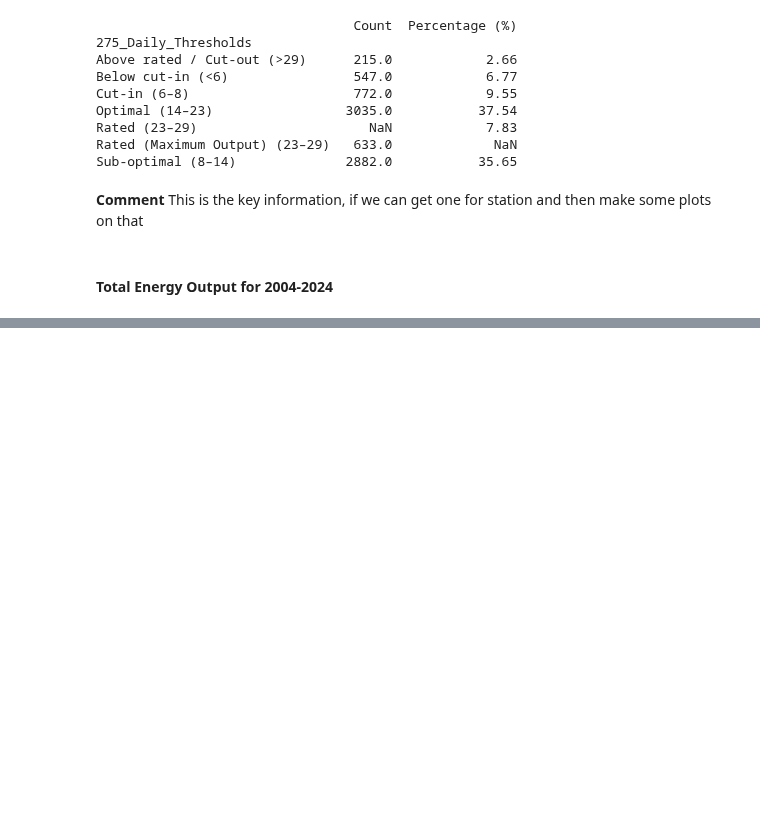
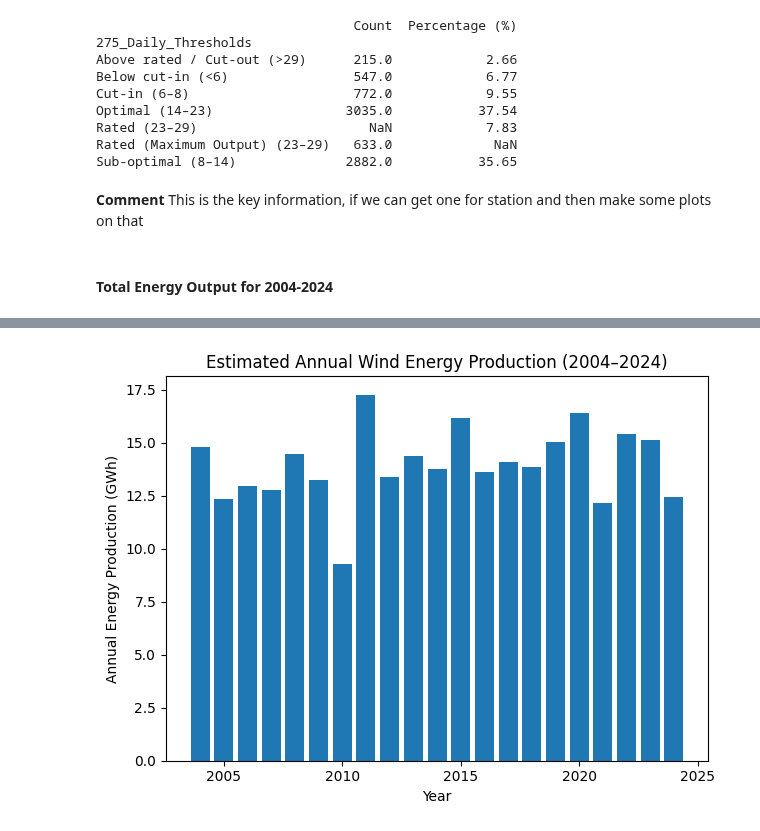
Before and after one commit to PectenMaximus/PFDA_2025_Project-, a Jupyter notebook: Project.ipynb, the cells around one changed output, grey strips where cells are left out. Saved outputs shown, nothing was run; the diff lists cells and outputs as text; code cells hidden in the pictures; blank space fills up the shorter version.

Commit message:
Energy Capacity
- Define the formula for converting wdsp to watts
- work out yearly output
- work out site suitability against ind standards
- calculate how many cups of tea

```diff
--- a/Project.ipynb
+++ b/Project.ipynb
@@ -773,9 +837,9 @@ Our Assumption for how much Mass the air has:
 # %%
-# Convert wind speed from knots to m/s
-data_275dl_WindOnly["wdsp_ms"] = data_275dl_WindOnly["wdsp"] * 0.514444
+# Convert wind speed from knots to m/s (knots to m/s = knots * 0.514444)
+data_275dl_WindOnly_operating["wdsp_ms"] = data_275dl_WindOnly_operating["wdsp"] * 0.514444
 
 # show
-print(data_275dl_WindOnly.head(20))
+print(data_275dl_WindOnly_operating.head(20))
 # %% [output]
           date  wdsp    hg       275_Daily_Thresholds    wdsp_ms  \
 105 2004-01-01  23.9  51.0  Rated(Max Output) (23–29)  12.295212
@@ -852,0 +904,21 @@ plt.show()
+# %%
+# Extract year from date for annual calculations
+data_275dl_WindOnly_operating["year"] = (data_275dl_WindOnly_operating["date"].dt.year)
+
+# Calculate annual energy production in Megawhatt-hours (MWh)
+annual_energy_GWh = (
+    data_275dl_WindOnly_operating
+    .groupby("year")["energy_MWh_day"]
+    .sum()
+    .reset_index()
+)
+
+# Convert to Gigawatt-hours (GWh)
+annual_energy_GWh["energy_GWh"] = (
+    annual_energy_GWh["energy_MWh_day"] / 1000
+)
+
+# Show annual energy output
+annual_energy_GWh = annual_energy_GWh[["year", "energy_GWh"]]
+
+print(annual_energy_GWh)
@@ -852,0 +943,13 @@ plt.show()
+# %%
+# Plot annual energy production bar chart
+plt.figure()
+plt.bar(annual_energy_GWh["year"], annual_energy_GWh["energy_GWh"])
+
+# Plot details
+plt.xlabel("Year")
+plt.ylabel("Annual Energy Production (GWh)")
+plt.title("Estimated Annual Wind Energy Production (2004–2024)")
+plt.tight_layout()
+plt.show()
+# %% [output]
+[figure, added]
```
Also changed, not shown: parts of 19 cells of this notebook.
